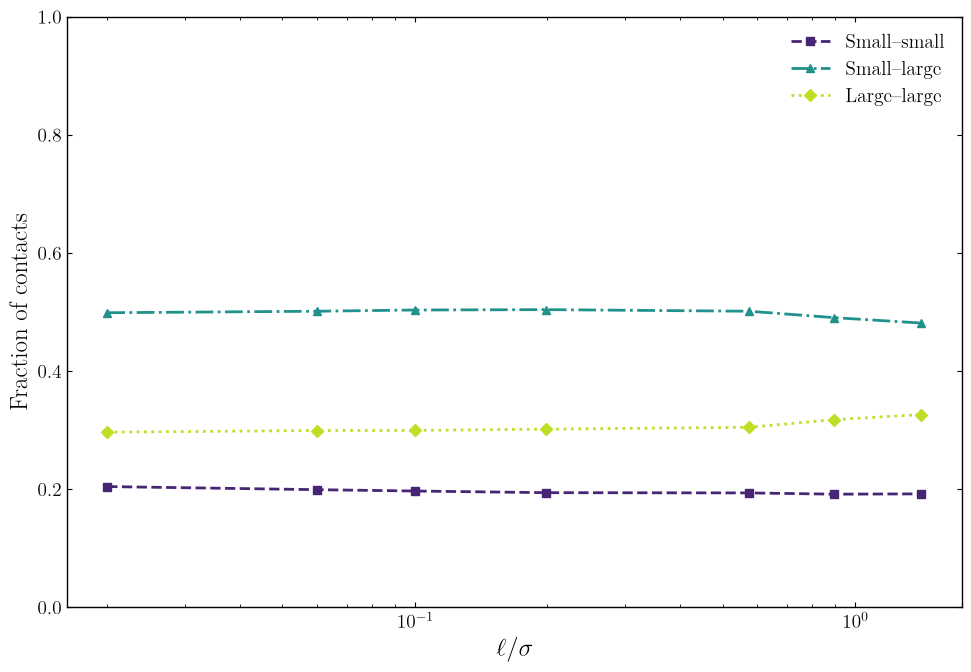
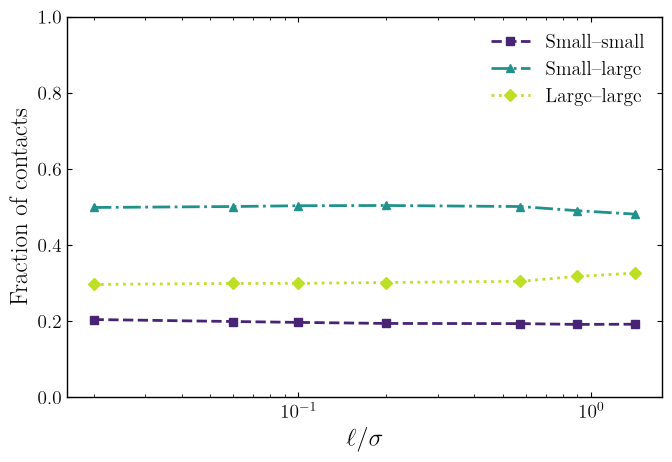
Code edit (unified diff) that turned the first committed figure into the second:
--- before
+++ after
@@ -9,5 +9,5 @@
 colors = plt.get_cmap("viridis")(np.linspace(0.1, 0.9, len(contact_types)))
 
-fig, ax = plt.subplots()
+fig, ax = plt.subplots(figsize=(7, 4.9))
 
 for (key, (label, marker, linestyle)), color in zip(contact_types.items(), colors):

Commit: smaller figsize